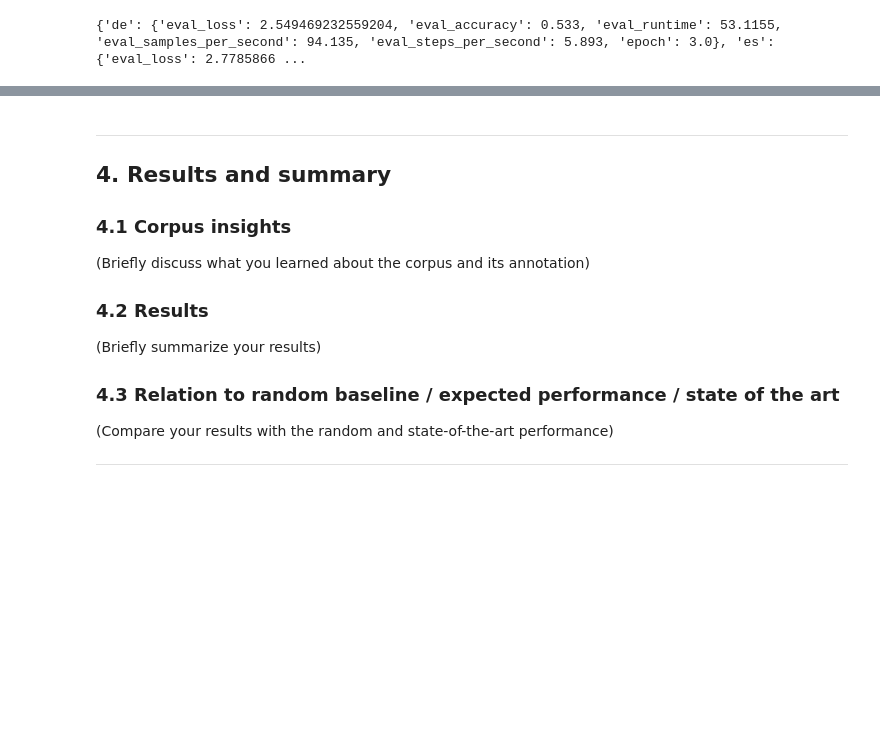
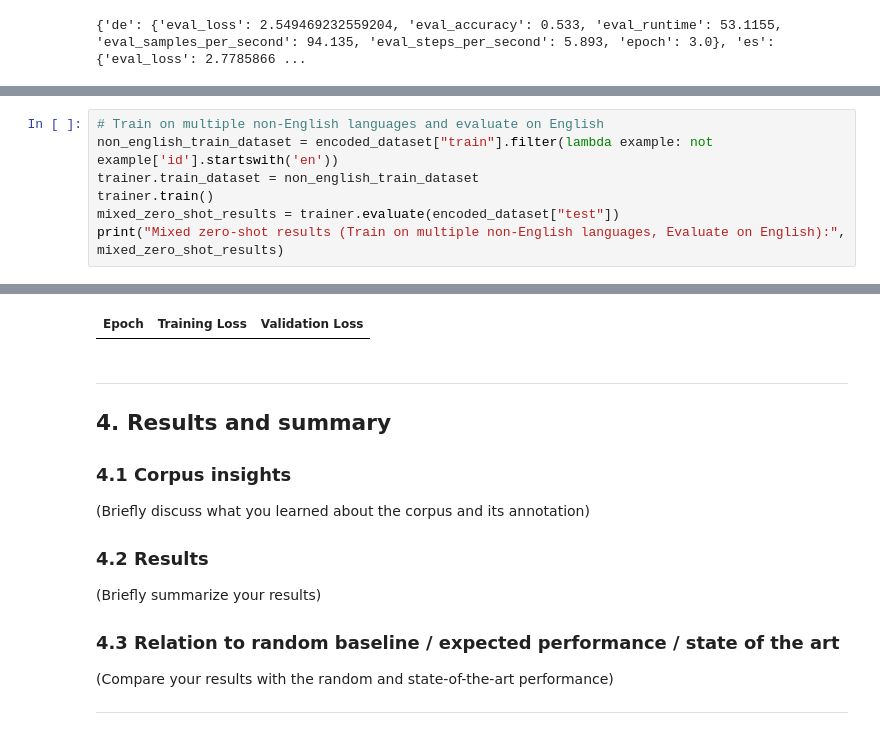
Before and after one commit to simulate111/Deep-Learning-in-Human-Language-Technology, a Jupyter notebook: course_project_Reza_CoP.ipynb, the cells around one changed output, grey strips where cells are left out. Drawn from its saved outputs; the diff is of its cells as text; blank space fills up the shorter version.

```diff
--- a/course_project_Reza_CoP.ipynb
+++ b/course_project_Reza_CoP.ipynb
@@ -212,0 +234,8 @@ print(cross_lingual_results)
+# %%
+# Train on multiple non-English languages and evaluate on English
+non_english_train_dataset = encoded_dataset["train"].filter(lambda example: not example['id'].startswith('en'))
+trainer.train_dataset = non_english_train_dataset
+trainer.train()
+mixed_zero_shot_results = trainer.evaluate(encoded_dataset["test"])
+print("Mixed zero-shot results (Train on multiple non-English languages, Evaluate on English):", mixed_zero_shot_results)
+# %% [output]
@@ -213,3 +243,4 @@ print(cross_lingual_results)
+| Epoch | Training Loss | Validation Loss |
 # %% [markdown]
 ---
 
```
Also changed, not shown: parts of 3 cells of this notebook.
